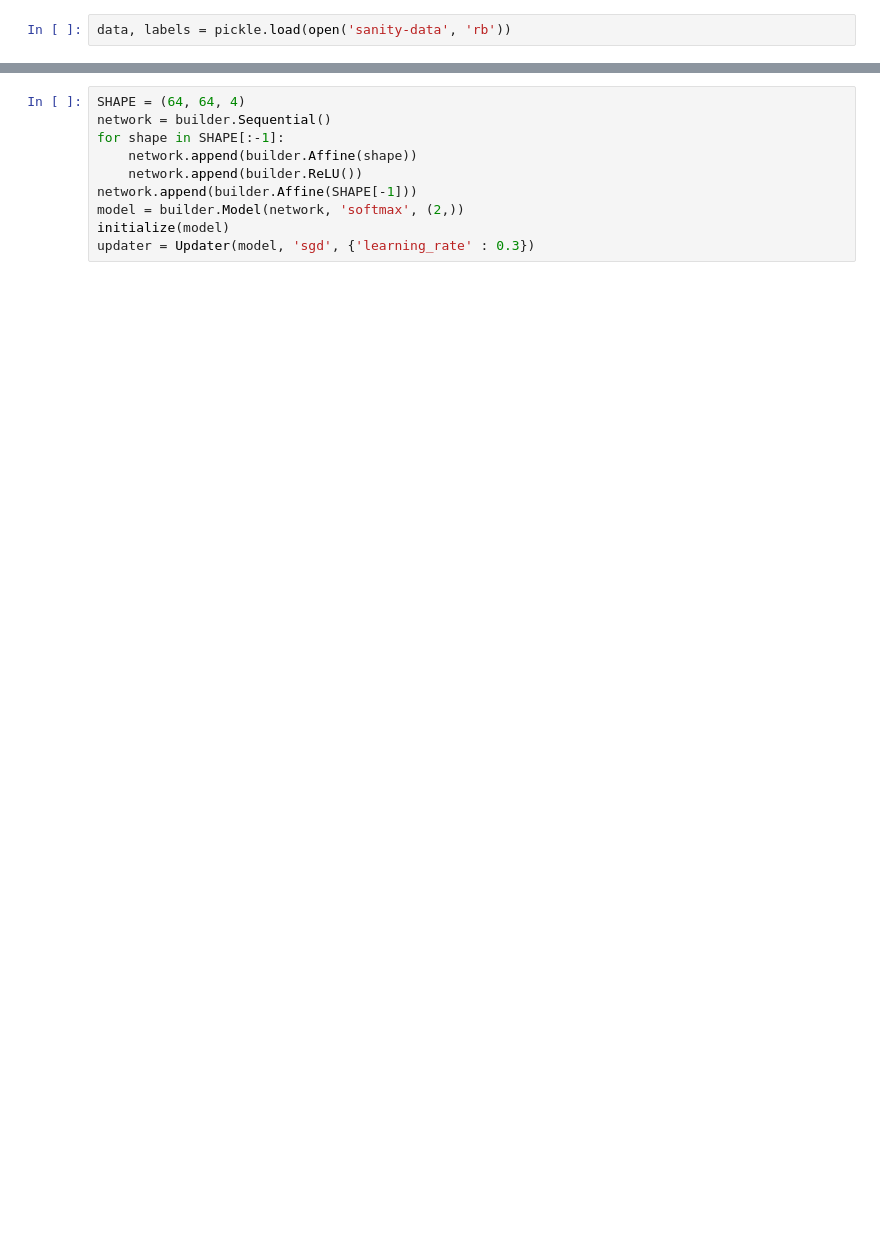
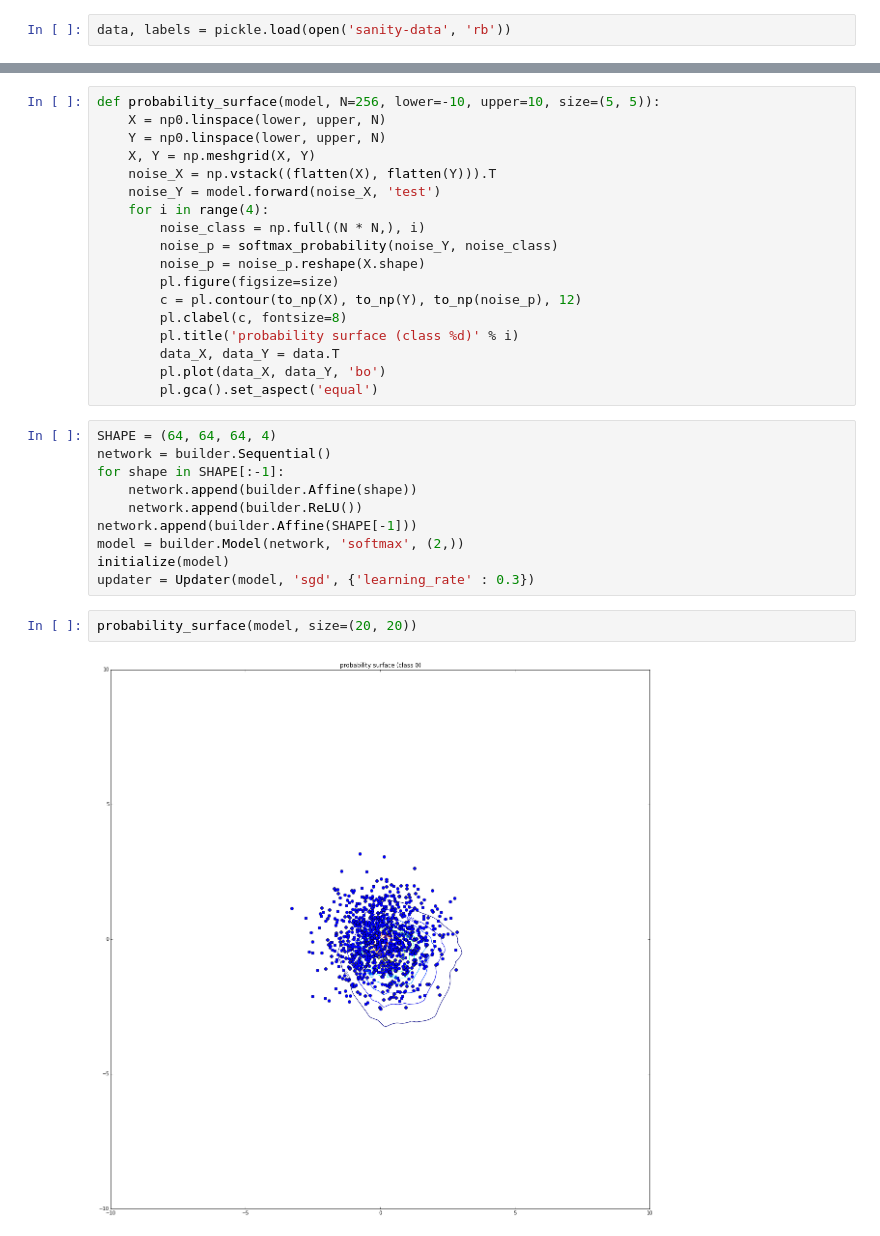
Before and after one commit to zzlab/DL-Alg, a Jupyter notebook: cifar10/gan/sanity-check.ipynb, the cells around one changed output, grey strips where cells are left out. Saved outputs shown, nothing was run; the diff lists cells and outputs as text; blank space fills up the shorter version.

```diff
--- a/cifar10/gan/sanity-check.ipynb
+++ b/cifar10/gan/sanity-check.ipynb
@@ -11,8 +13,26 @@ import sys
 sys.path.append('../../nn/')
 from facility import *
 from solver_primitives import *
+# %%
+def probability_surface(model, N=256, lower=-10, upper=10, size=(5, 5)):
+    X = np0.linspace(lower, upper, N)
+    Y = np0.linspace(lower, upper, N)
+    X, Y = np.meshgrid(X, Y)
+    noise_X = np.vstack((flatten(X), flatten(Y))).T
+    noise_Y = model.forward(noise_X, 'test')
+    for i in range(4):
+        noise_class = np.full((N * N,), i)
+        noise_p = softmax_probability(noise_Y, noise_class)
+        noise_p = noise_p.reshape(X.shape)
+        pl.figure(figsize=size)
+        c = pl.contour(to_np(X), to_np(Y), to_np(noise_p), 12)
+        pl.clabel(c, fontsize=8)
+        pl.title('probability surface (class %d)' % i)
+        data_X, data_Y = data.T
+        pl.plot(data_X, data_Y, 'bo')
+        pl.gca().set_aspect('equal')
 # %%
-SHAPE = (64, 64, 4)
+SHAPE = (64, 64, 64, 4)
 network = builder.Sequential()
 for shape in SHAPE[:-1]:
     network.append(builder.Affine(shape))
@@ -21,3 +41,7 @@ network.append(builder.Affine(SHAPE[-1]))
 model = builder.Model(network, 'softmax', (2,))
 initialize(model)
 updater = Updater(model, 'sgd', {'learning_rate' : 0.3})
+# %%
+probability_surface(model, size=(20, 20))
+# %% [output]
+[figure, added]
```
Also changed, not shown: parts of 7 cells of this notebook, 2 other files.
